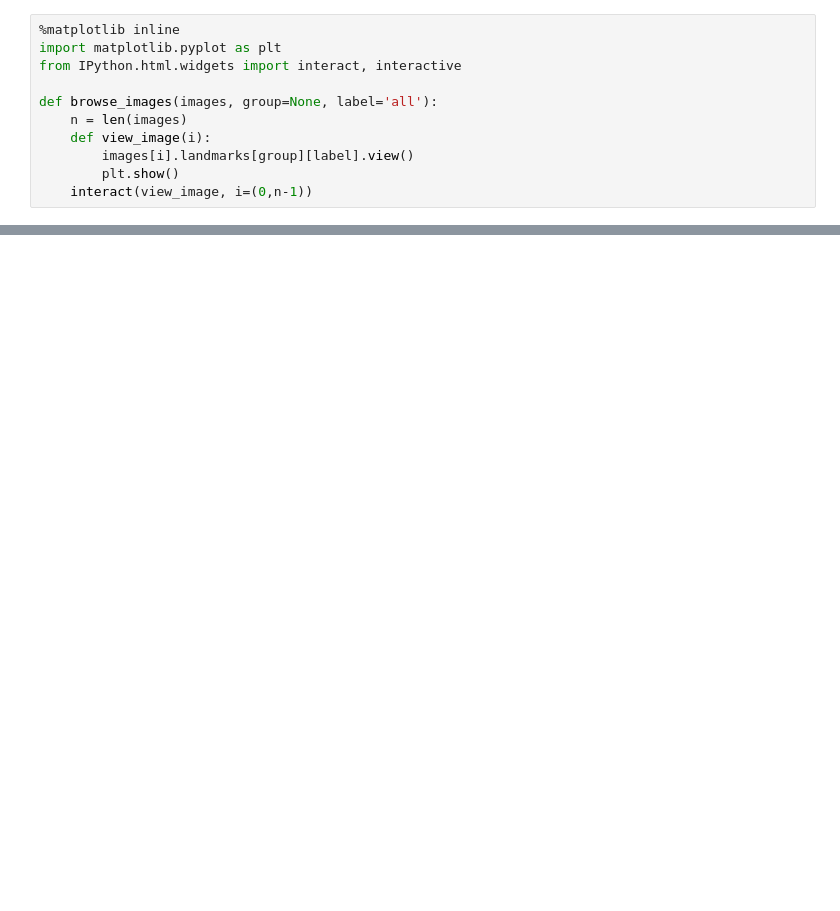
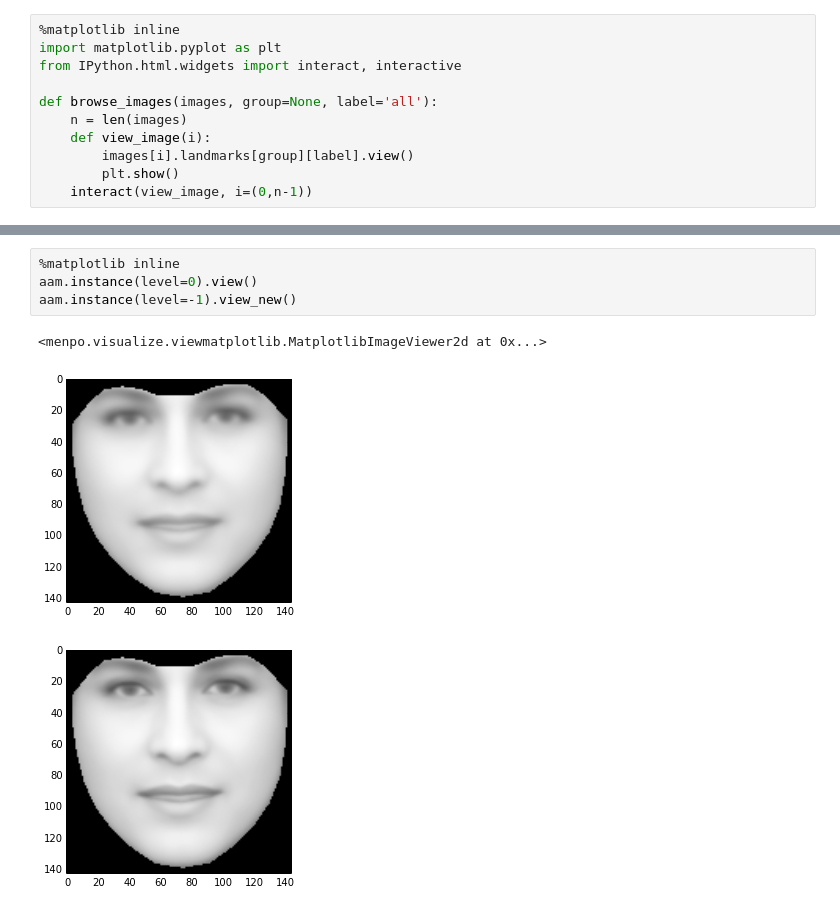
Before and after one commit to jalabort/scrap2, a Jupyter notebook: notebooks/Fitters/SDMs.ipynb, the cells around one changed output, grey strips where cells are left out. Drawn from its saved outputs; the diff is of its cells as text; blank space fills up the shorter version.

```diff
--- a/notebooks/Fitters/SDMs.ipynb
+++ b/notebooks/Fitters/SDMs.ipynb
@@ -71,0 +135,8 @@ fr = fitter.fit(i, s, gt_shape=gt_s)
+# %%
+%matplotlib inline
+aam.instance(level=0).view()
+aam.instance(level=-1).view_new()
+# %% [output]
+<menpo.visualize.viewmatplotlib.MatplotlibImageViewer2d at 0x...>
+[figure, added]
+[figure, added]
```
Also changed, not shown: parts of 21 cells of this notebook, 1 other file.
